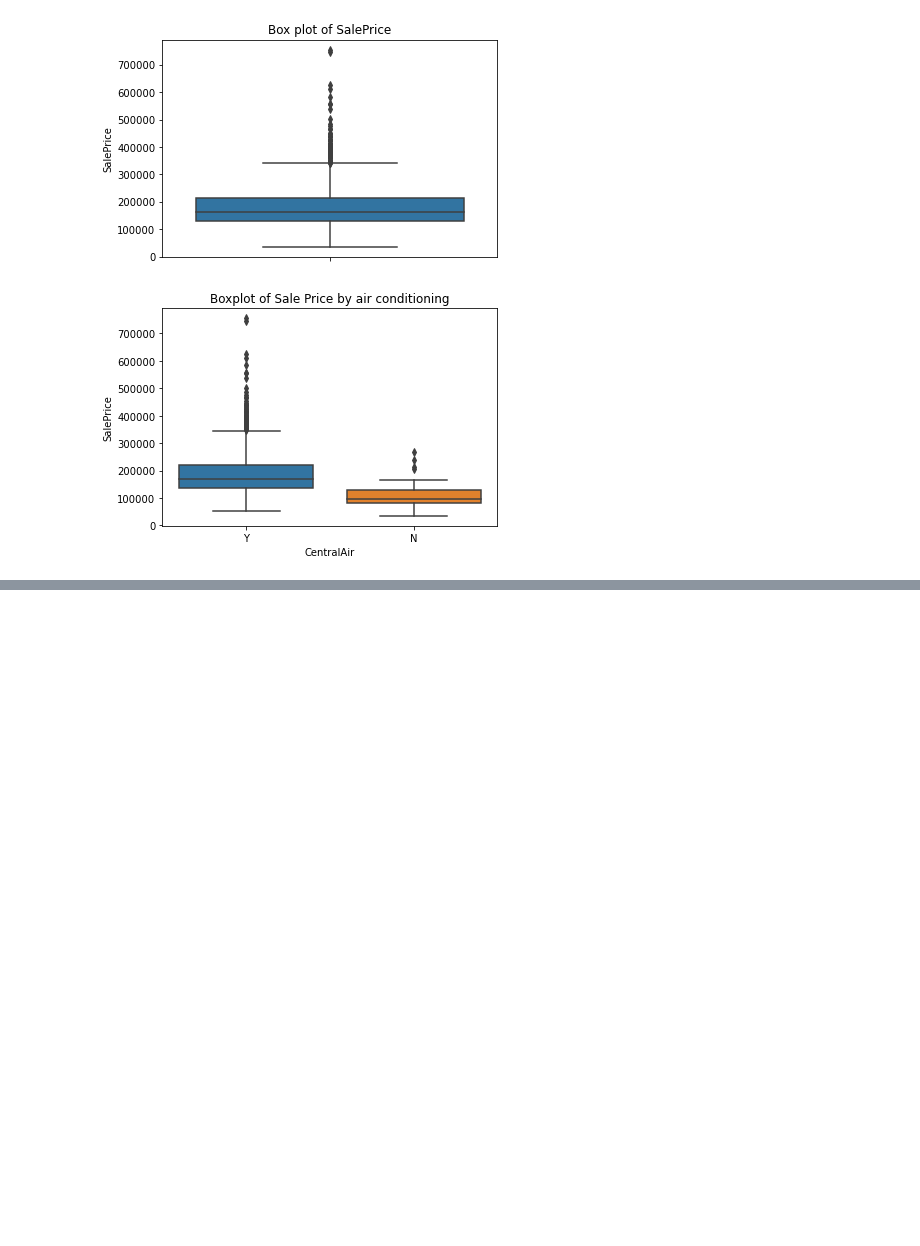
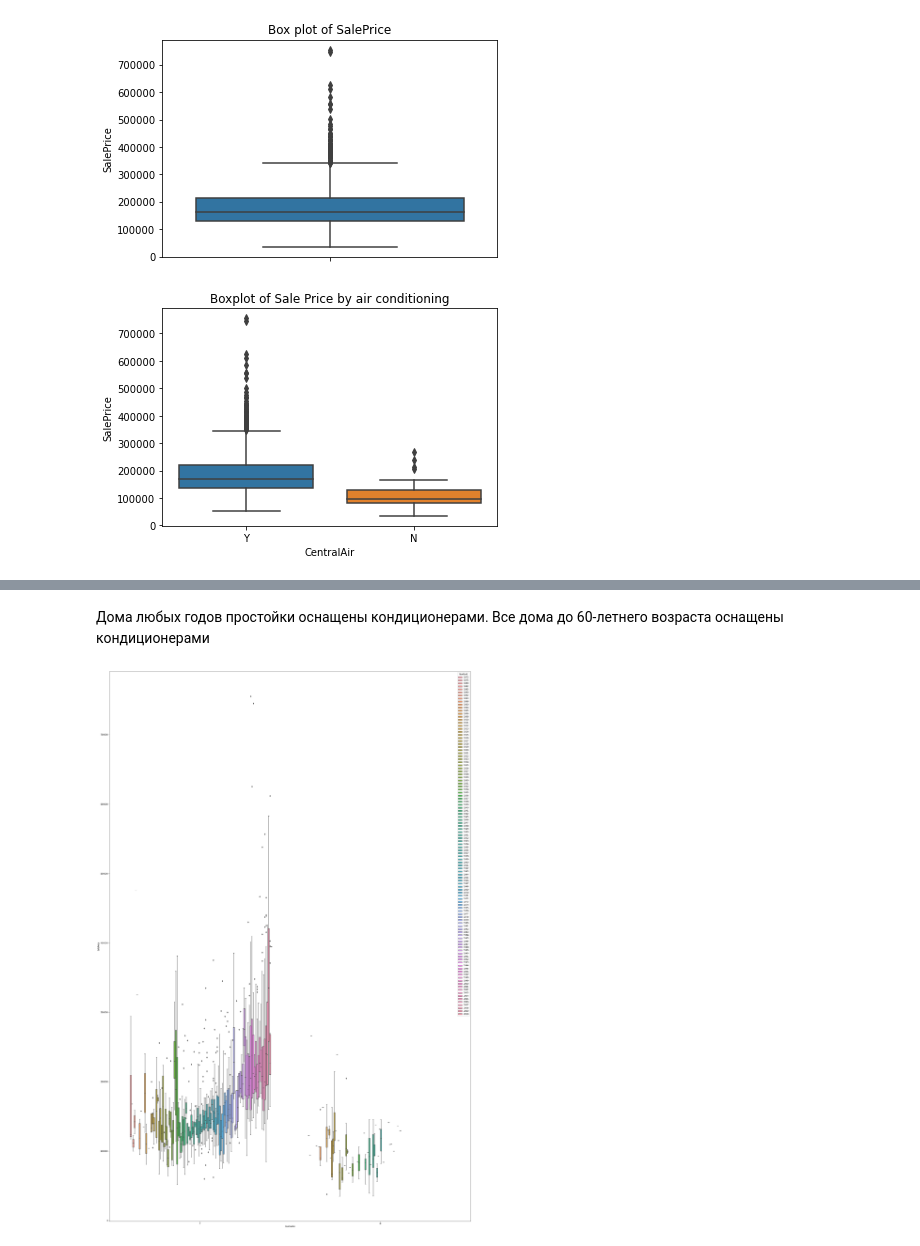
Before and after one commit to Graf35/practice, a Jupyter notebook: chapter_1/blok_5/1.5.3/Task_1.5.3.ipynb, the cells around one changed output, grey strips where cells are left out. Drawn from its saved outputs; the diff is of its cells as text; code cells hidden in the pictures; blank space fills up the shorter version.

```diff
--- a/chapter_1/blok_5/1.5.3/Task_1.5.3.ipynb
+++ b/chapter_1/blok_5/1.5.3/Task_1.5.3.ipynb
@@ -298,0 +367,9 @@ TypeError: 'NoneType' object is not iterable
+# %% [markdown]
+Дома любых годов простойки оснащены кондиционерами. Все дома до 60-летнего возраста оснащены кондиционерами
+# %%
+plt.figure(figsize=(32, 50))
+sns.boxplot(x="CentralAir", y="SalePrice",
+hue="YearBuilt", data=df)
+plt.show()
+# %% [output]
+[figure, added]
```
Also changed, not shown: parts of 20 cells of this notebook.
